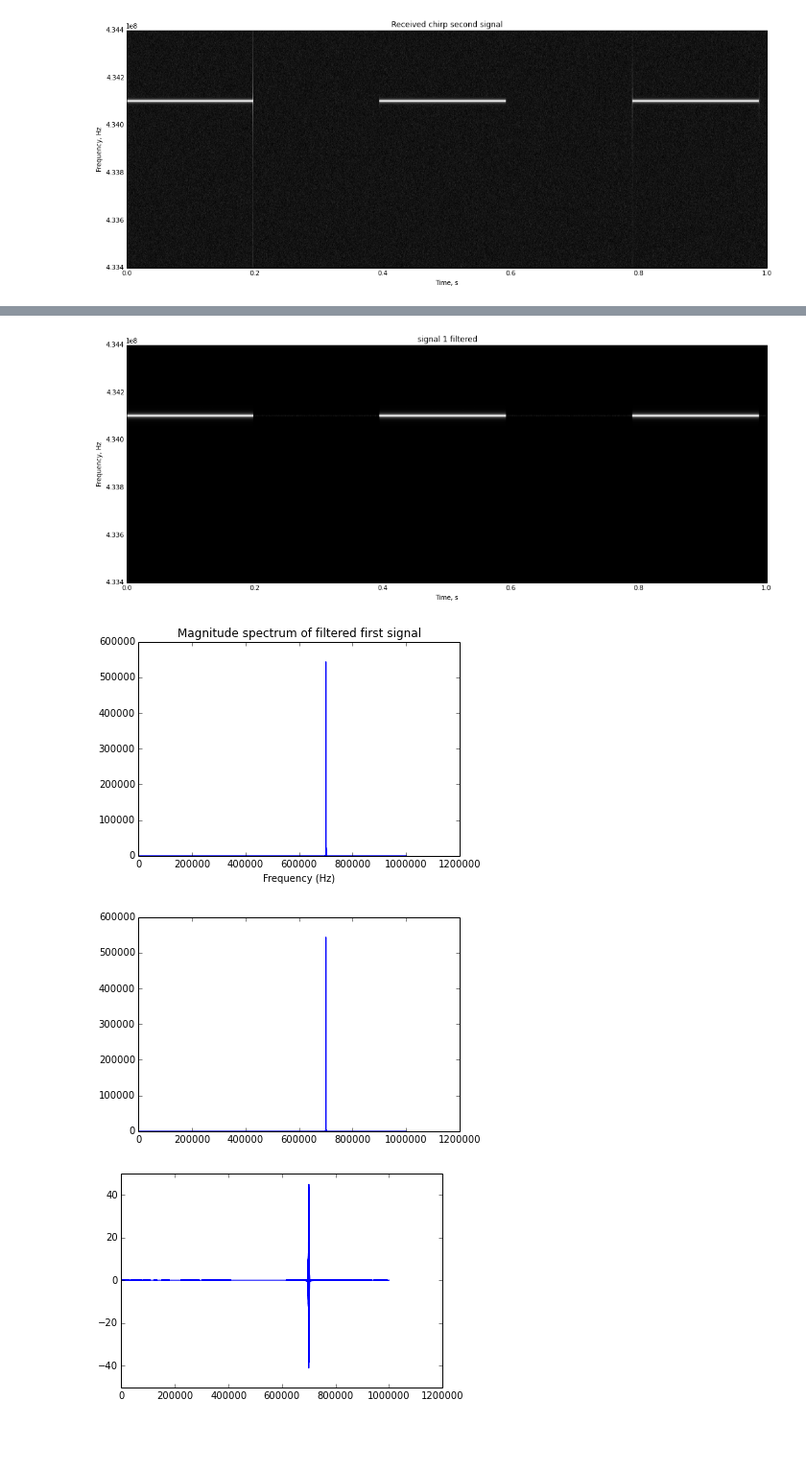
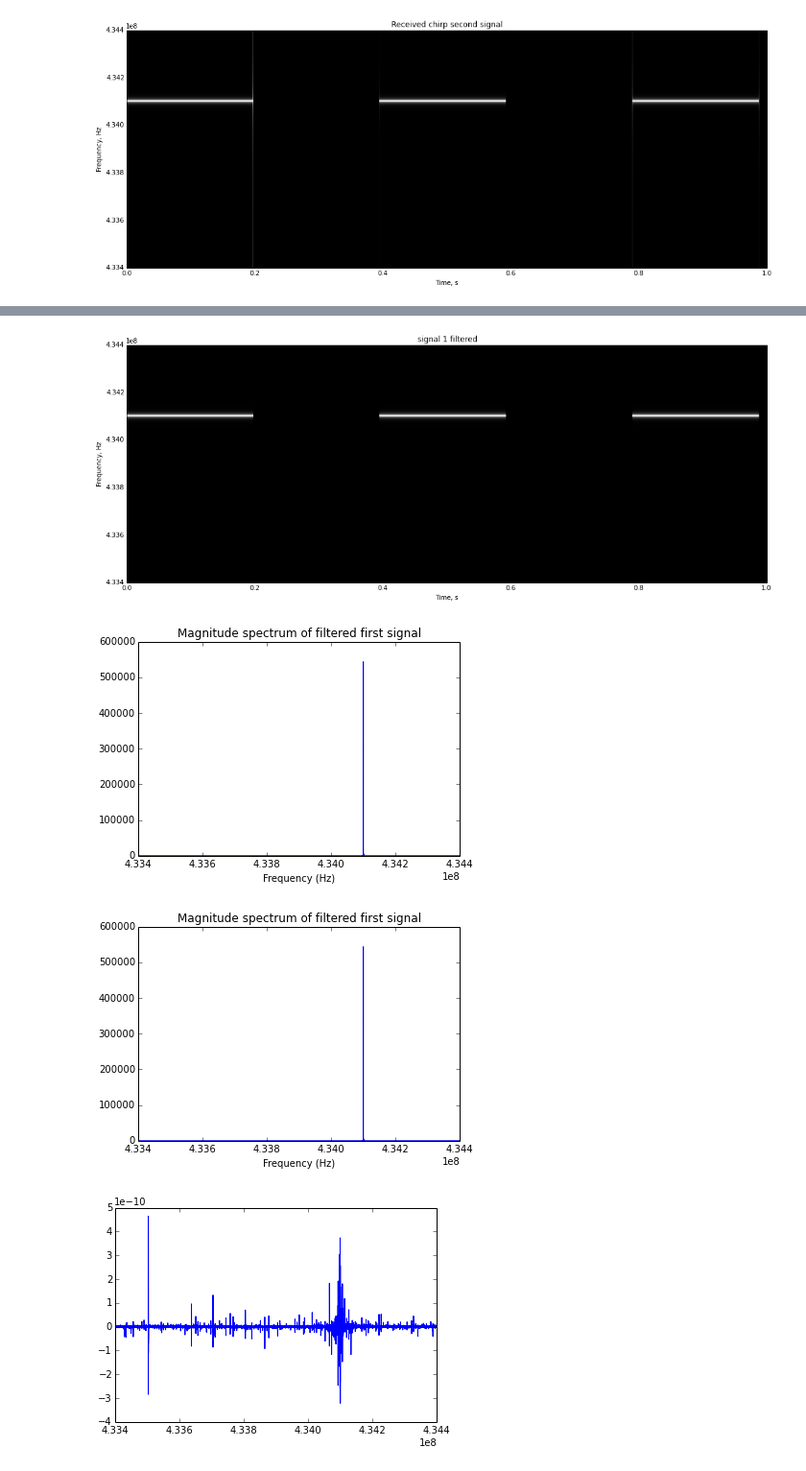
Before and after one commit to auroracramer/phasedarraylocalization, a Jupyter notebook: Simulations.ipynb, the cells around one changed output, grey strips where cells are left out. Shown: that part at 96% size. Cells and saved outputs as stored; diff of their text form; code cells hidden in the pictures; blank space fills up the shorter version.

```diff
--- a/Simulations.ipynb
+++ b/Simulations.ipynb
@@ -169,7 +169,7 @@ c = 3e8 # speed of light
 
 pos_a0 = np.array([-d/2, 0])
 pos_a1 = np.array([d/2, 0])
-pos_src = np.array([-d/2, d/2])
+pos_src = np.array([5, 0])
 
 # Gain of antennas
 g0 = 1
@@ -187,7 +187,7 @@ print phase_diff_pos
 delay_amt = 1024
 
 # Generate noisy received signals
-sigma_0 = 0.01
+sigma_0 = 0.0#1
 delay_bit0 = sigma_0 * np.random.randn( delay_amt ) + sigma_0*1j * np.random.randn( delay_amt )
 phase_tuner_offset = 0.5
 
@@ -201,7 +201,7 @@ clean_y0 = np.concatenate((np.zeros(delay_amt), y0[:-delay_amt]))
 y0 +=  sigma_0 * np.random.randn( len(sig) ) + sigma_0*1j * np.random.randn( len(sig) )
 y0 = np.concatenate((delay_bit0, y0[:-delay_amt]))
 
-sigma_1 = 0.01
+sigma_1 = 0.0#1
 y1 = sig
 
 y1 += sigma_1 * np.random.randn( len(sig) ) + sigma_1 * 1j * np.random.randn( len(sig) )
@@ -252,9 +252,11 @@ freq1 = np.fft.fftshift(np.fft.fft(filt_y1))
 figure()
 plt.title("Magnitude spectrum of filtered first signal")
 plt.xlabel("Frequency (Hz)")
-plt.plot(abs(freq0))
+plt.plot(np.r_[:freq0.size]*fs/freq0.size + fc - fs/2, abs(freq0))
 figure()
-plt.plot(abs(freq1))
+plt.title("Magnitude spectrum of filtered first signal")
+plt.xlabel("Frequency (Hz)")
+plt.plot(np.r_[:freq1.size]*fs/freq1.size + fc - fs/2, abs(freq1))
 
 # Check that the detected frequencies are the same
 print np.argmax(abs(freqsig))
@@ -263,7 +265,7 @@ print np.argmax(abs(freq1))
 print np.argmax(abs(freq0)-abs(freq1))
 
 figure()
-plt.plot((abs(freq0)-abs(freq1))) #[225000:275000]
+plt.plot(np.r_[:freq1.size]*fs/freq1.size + fc - fs/2, (abs(freq0)-abs(freq1))) #[225000:275000]
 # %% [output]
 700479
 700479
@@ -272,10 +274,10 @@ plt.plot((abs(freq0)-abs(freq1))) #[225000:275000]
 [<matplotlib.lines.Line2D at 0x...>]
 [figure]
 [figure]
 [figure]
-[figure, old version]
+[figure, new version]
-[figure, old version]
+[figure, new version]
-[figure, old version]
+[figure, new version]
 # %%
 # Calculating USB delay
 
```
Also changed, not shown: parts of 6 cells of this notebook.
